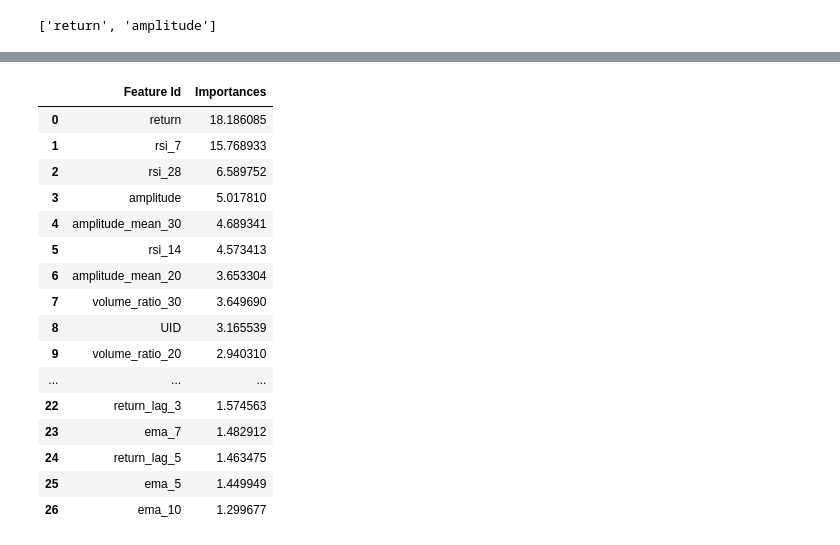
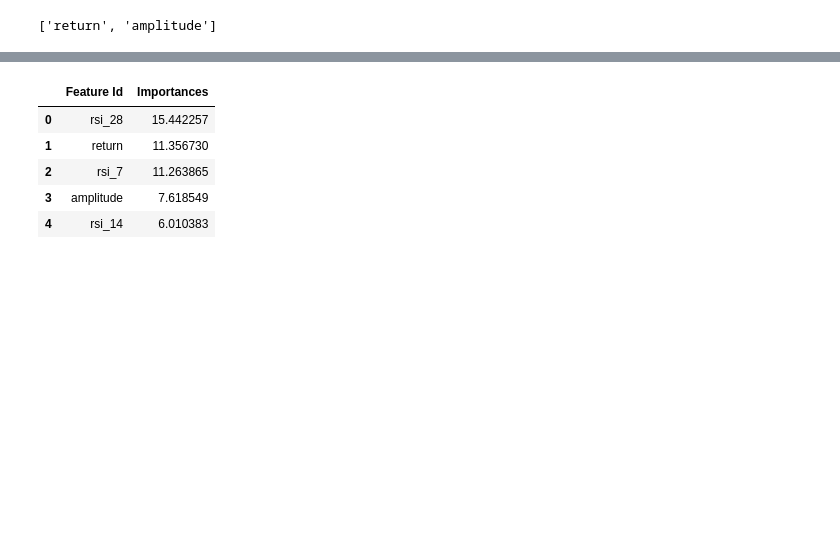
Before and after one commit to garotar/PortfolioOptimization, a Jupyter notebook: quick_start.ipynb, the cells around one changed output, grey strips where cells are left out. Cells and saved outputs as stored; diff of their text form; code cells hidden in the pictures; blank space fills up the shorter version.

Commit message:
[UPD] signal_classifier | [ADD] baseline backtest

```diff
--- a/quick_start.ipynb
+++ b/quick_start.ipynb
@@ -14,0 +14,15 @@ df.head()
+# %%
+df = pd.read_csv("./raw_data/combined_data.csv", sep=";", parse_dates=["UTC"])
+df = df.replace(
+    {
+    "8e2b0325-0292-4654-8a18-4f63ed3b0e09": "VTBR", # ВТБ
+    "e6123145-9665-43e0-8413-cd61b8aa9b13": "SBER", # Сбер
+    "10e17a87-3bce-4a1f-9dfc-720396f98a3c": "YNDX", # Яндекс
+    "926fdfbf-4b07-47c9-8928-f49858ca33f2": "ABRD", # Абрау Дюрсо
+    "f91ef690-56e6-49fa-9cd8-4e4e767189bd": "X5", # X5 Retail Group
+    "fa6aae10-b8d5-48c8-bbfd-d320d925d096": "CHMF", # Северсталь
+    "962e2a95-02a9-4171-abd7-aa198dbe643a": "GAZP", # Газпром
+    }
+    ).sort_values(by=["UID", "UTC"]).reset_index(drop=True)
+
+df.head()
@@ -15,9 +58,13 @@ df.head()
 # %%
 custom_params = {
-    "n_estimators": 300,
+    "n_estimators": 500,
     "contamination": 0.1,  # 10% аномалий
     "max_samples": 0.8,
+    "n_jobs": -1,
     "random_state": 123
 }
 
 anomaly_detector = AnomalyDetector(df, model_params=custom_params)
+extended_df, features = anomaly_detector.generate_features()
+
+extended_df
@@ -82,12 +110,12 @@ anomaly_detector.visualize_anomalies(instrument_id="a78b8349-a1dc-447d-9277-1d75
 # %%
-features = [
-    'sma_3', 'sma_5', 'sma_7', 'sma_10',
-    'ema_3', 'ema_5', 'ema_7', 'ema_10',
-    'rsi_7', 'rsi_14', 'rsi_28',
-    'atr_7', 'atr_14', 'atr_28',
-    'volume_ratio_10', 'volume_ratio_20', 'volume_ratio_30',
-    'amplitude_mean_10', 'amplitude_mean_20', 'amplitude_mean_30',
-    'return_lag_3', 'return_lag_5', 'return_lag_7', 'return_lag_10'
+gen_features = [
+    "sma_3", "sma_5", "sma_7", "sma_10",
+    "ema_3", "ema_5", "ema_7", "ema_10",
+    "rsi_7", "rsi_14", "rsi_28",
+    "atr_7", "atr_14", "atr_28",
+    "volume_ratio_10", "volume_ratio_20", "volume_ratio_30",
+    "amplitude_mean_10", "amplitude_mean_20", "amplitude_mean_30",
+    "return_lag_3", "return_lag_5", "return_lag_7", "return_lag_10"
     ]
 # %%
-signal_classifier = SignalClassifier(df_with_anomalies, features=features, lookahead=5)
+signal_classifier = SignalClassifier(df_with_anomalies, features=gen_features, lookahead=10)
@@ -129,20 +139,9 @@ signal_classifier.evaluate()
 # %%
-signal_classifier.feature_importance()
+signal_classifier.feature_importance().head()
 # %% [output]
 |  | Feature Id | Importances |
-| 0 | return | 18.186085 |
-| 1 | rsi_7 | 15.768933 |
-| 2 | rsi_28 | 6.589752 |
-| 3 | amplitude | 5.017810 |
-| 4 | amplitude_mean_30 | 4.689341 |
-| 5 | rsi_14 | 4.573413 |
-| 6 | amplitude_mean_20 | 3.653304 |
-| 7 | volume_ratio_30 | 3.649690 |
-| 8 | UID | 3.165539 |
-| 9 | volume_ratio_20 | 2.940310 |
-| ... | ... | ... |
-| 22 | return_lag_3 | 1.574563 |
-| 23 | ema_7 | 1.482912 |
-| 24 | return_lag_5 | 1.463475 |
-| 25 | ema_5 | 1.449949 |
-| 26 | ema_10 | 1.299677 |
+| 0 | rsi_28 | 15.442257 |
+| 1 | return | 11.356730 |
+| 2 | rsi_7 | 11.263865 |
+| 3 | amplitude | 7.618549 |
+| 4 | rsi_14 | 6.010383 |
```
Also changed, not shown: parts of 20 cells of this notebook, 21 other files.
